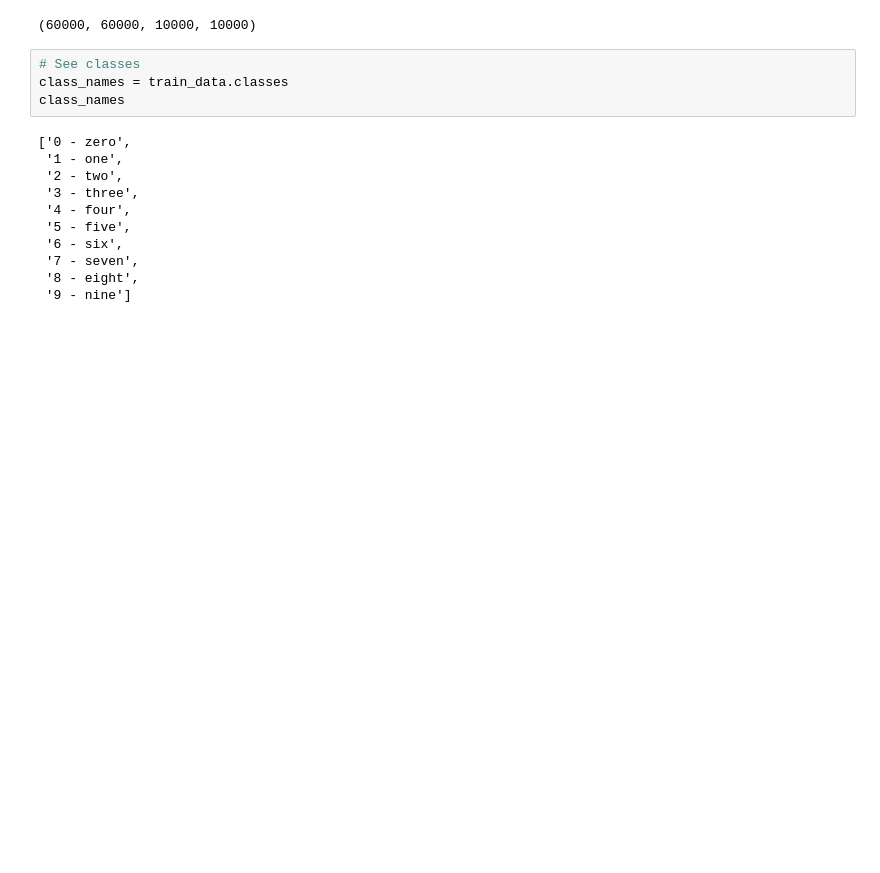
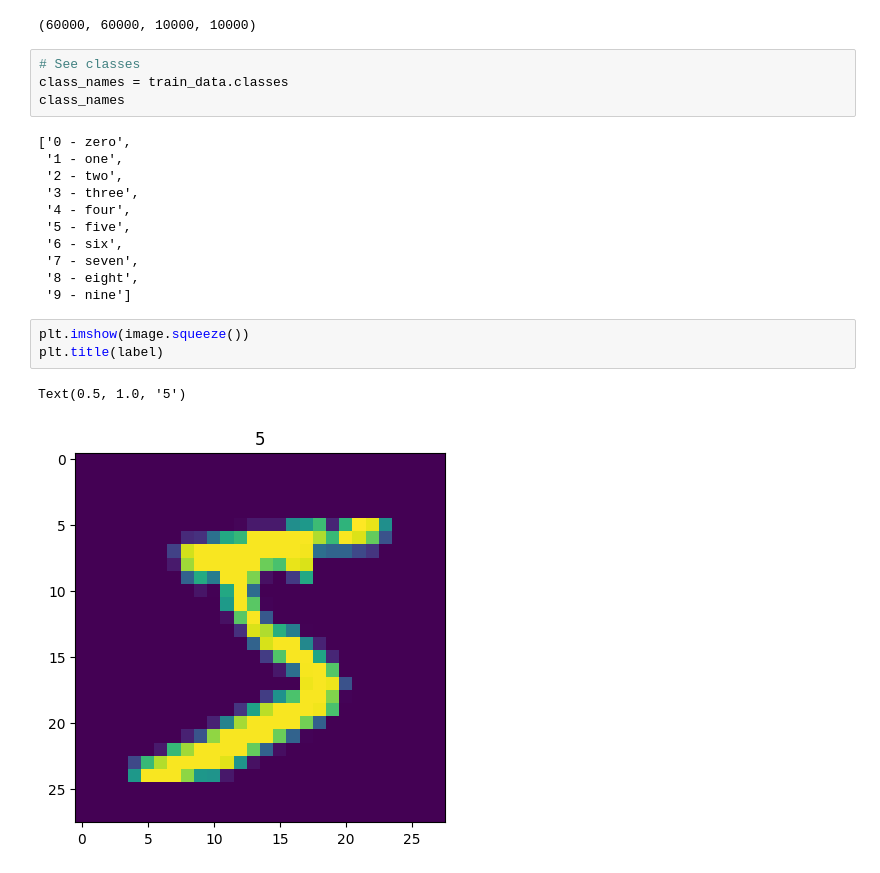
Before and after one commit to deborahambelo/pytorch, a Jupyter notebook: 03_pytorch_computer_vision.ipynb, the cells around one changed output. Saved outputs shown, nothing was run; the diff lists cells and outputs as text; blank space fills up the shorter version.

```diff
--- a/03_pytorch_computer_vision.ipynb
+++ b/03_pytorch_computer_vision.ipynb
@@ -2043,3 +2043,9 @@ class_names
  '7 - seven',
  '8 - eight',
  '9 - nine']
+# %%
+plt.imshow(image.squeeze())
+plt.title(label)
+# %% [output]
+Text(0.5, 1.0, '5')
+[figure, added]
```
Also changed, not shown: parts of 3 cells of this notebook.
